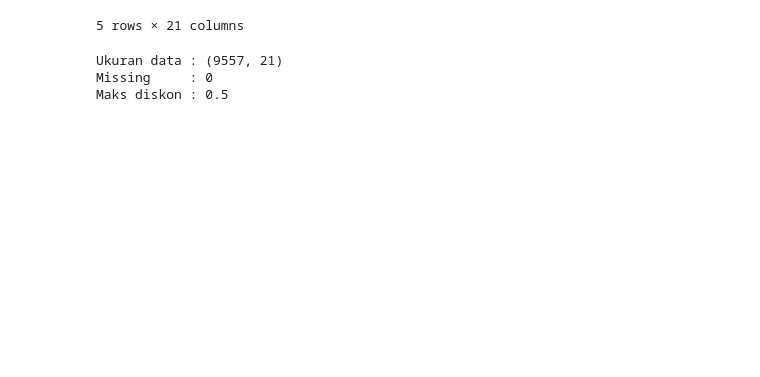
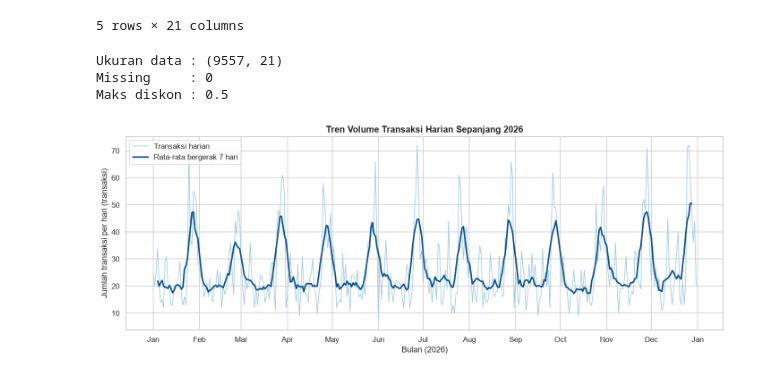
Before and after one commit to roxymayford/Project-Machine-Learning-, a Jupyter notebook: TugasBagianC.ipynb, the cells around one changed output. Cells and saved outputs as stored; diff of their text form; code cells hidden in the pictures; blank space fills up the shorter version.

Commit message:
Bagian C: hipotesis 1 (tren harian, tanggal dalam bulan, heatmap hari x jam)

```diff
--- a/TugasBagianC.ipynb
+++ b/TugasBagianC.ipynb
@@ -32,0 +38,18 @@ Maks diskon : 0.5
+# %%
+harian = df.groupby("Purchase_Date").size().rename("Transaksi").reset_index()
+harian["MA7"] = harian["Transaksi"].rolling(7, center=True).mean()
+
+fig, ax = plt.subplots(figsize=(13, 5))
+ax.plot(harian["Purchase_Date"], harian["Transaksi"], color="#9ecae1", linewidth=1, label="Transaksi harian")
+ax.plot(harian["Purchase_Date"], harian["MA7"], color="#08519c", linewidth=2.2, label="Rata-rata bergerak 7 hari")
+ax.set_title("Tren Volume Transaksi Harian Sepanjang 2026", fontsize=13, fontweight="bold")
+ax.set_xlabel("Bulan (2026)")
+ax.set_ylabel("Jumlah transaksi per hari (transaksi)")
+ax.xaxis.set_major_locator(mdates.MonthLocator())
+ax.xaxis.set_major_formatter(mdates.DateFormatter("%b"))
+ax.legend()
+plt.tight_layout()
+plt.savefig("charts/H1_tren_harian.png", dpi=300, bbox_inches="tight")
+plt.show()
+# %% [output]
+[figure, added]
```
Also changed, not shown: parts of 3 cells of this notebook, 3 other files.
